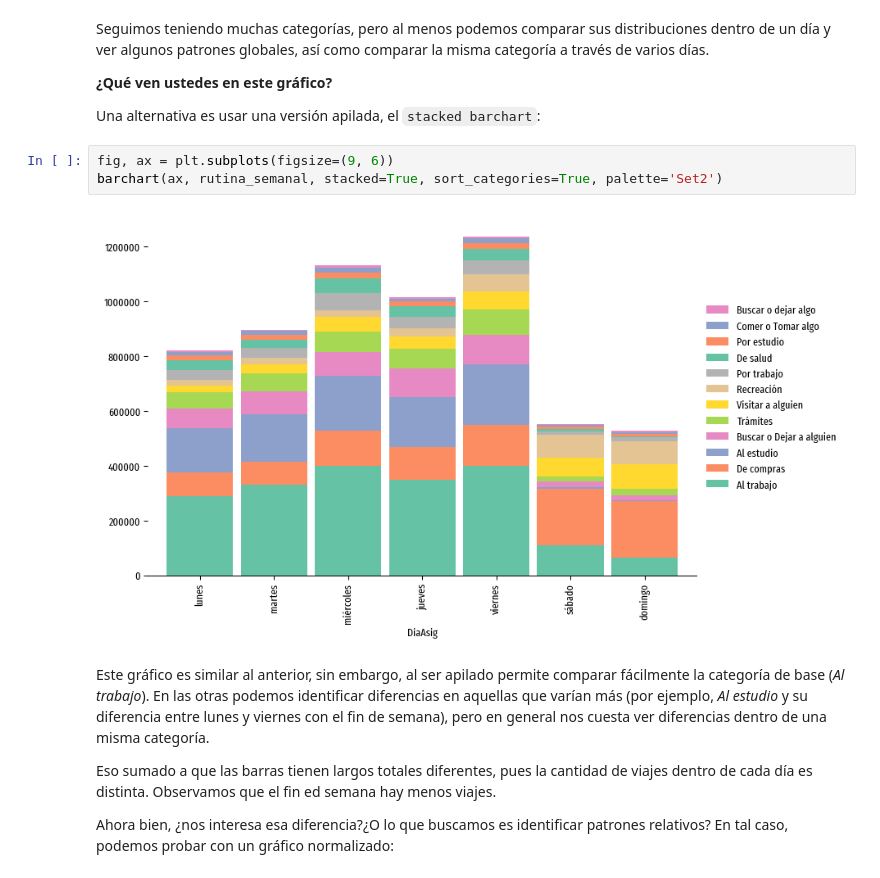
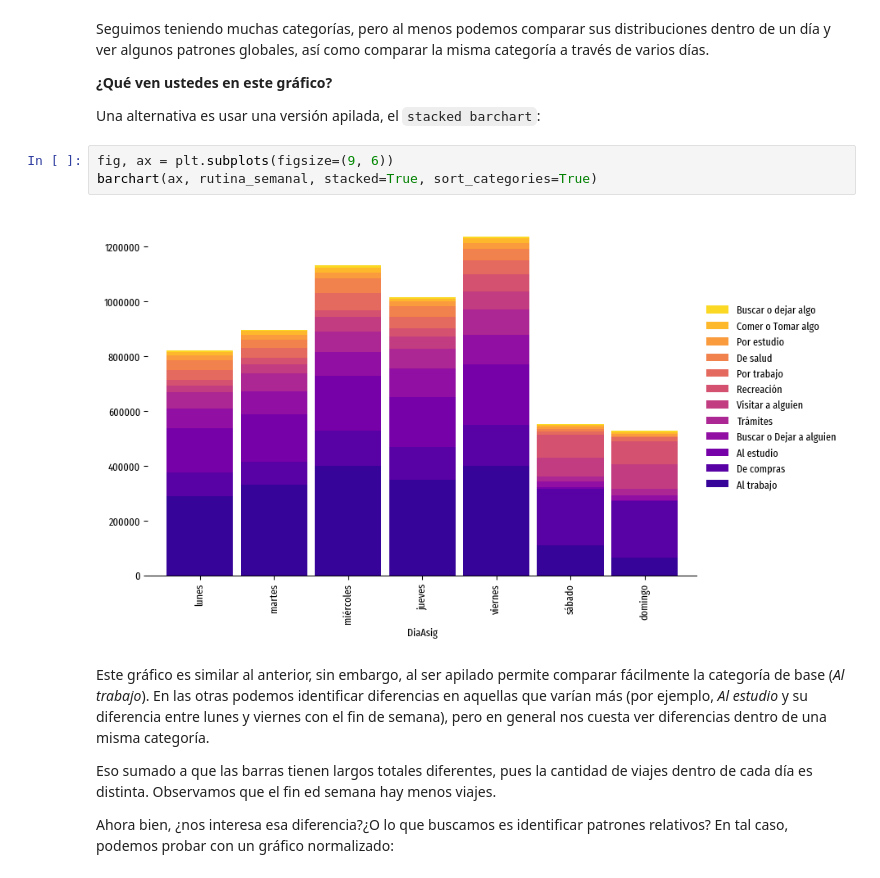
Before and after one commit to zorzalerrante/aves, a Jupyter notebook: notebooks/02-python-tablas.ipynb, the cells around one changed output. Drawn from its saved outputs; the diff is of its cells as text.

```diff
--- a/notebooks/02-python-tablas.ipynb
+++ b/notebooks/02-python-tablas.ipynb
@@ -218,9 +224,9 @@ Seguimos teniendo muchas categorías, pero al menos podemos comparar sus distrib
 Una alternativa es usar una versión apilada, el `stacked barchart`:
 # %%
 fig, ax = plt.subplots(figsize=(9, 6))
-barchart(ax, rutina_semanal, stacked=True, sort_categories=True, palette='Set2')
+barchart(ax, rutina_semanal, stacked=True, sort_categories=True)
 # %% [output]
-[figure, old version]
+[figure, new version]
 # %% [markdown]
 Este gráfico es similar al anterior, sin embargo, al ser apilado permite comparar fácilmente la categoría de base (_Al trabajo_). En las otras podemos identificar diferencias en aquellas que varían más (por ejemplo, _Al estudio_ y su diferencia entre lunes y viernes con el fin de semana), pero en general nos cuesta ver diferencias dentro de una misma categoría.
 
```
Also changed, not shown: parts of 7 cells of this notebook, 2 other files.
